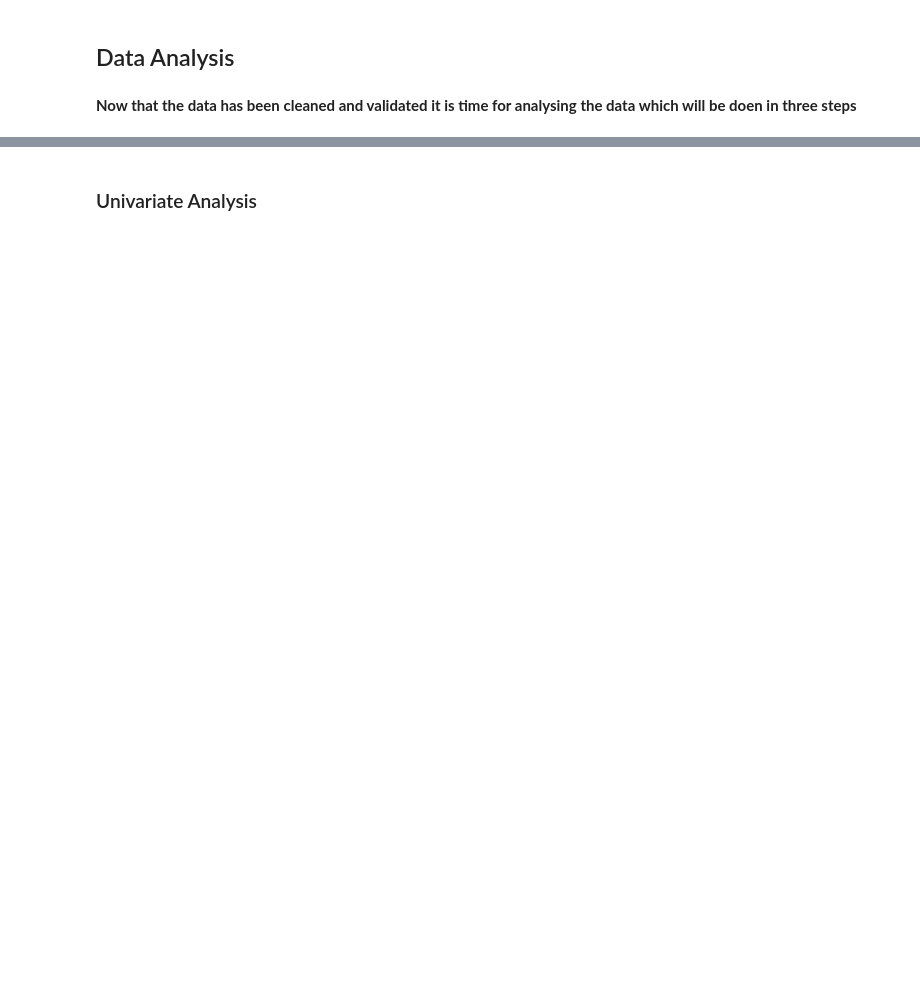
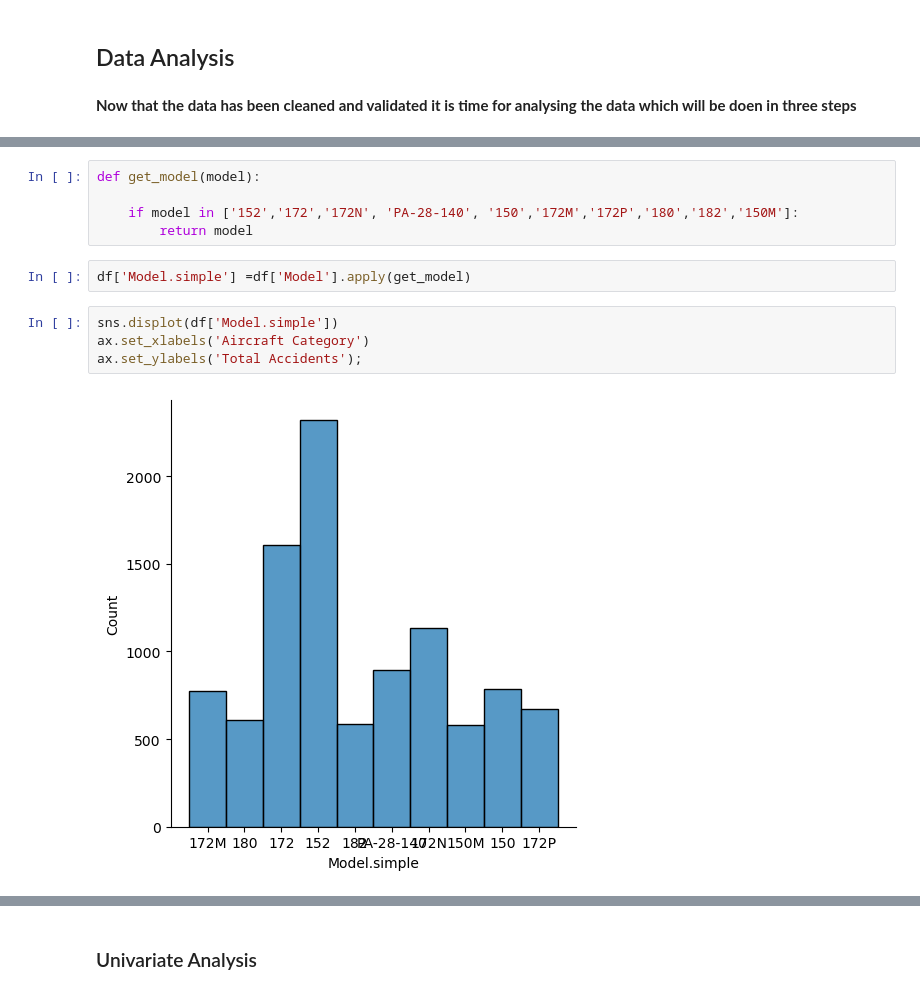
Before and after one commit to Churabros/Aviation-Accidents-Analysis, a Jupyter notebook: Index.ipynb, the cells around one changed output, grey strips where cells are left out. Cells and saved outputs as stored; diff of their text form; blank space fills up the shorter version.

```diff
--- a/Index.ipynb
+++ b/Index.ipynb
@@ -223,0 +340,13 @@ df.groupby('Aircraft.Category')['Total.Fatal.Injuries'].sum()
+# %%
+def get_model(model):
+
+    if model in ['152','172','172N', 'PA-28-140', '150','172M','172P','180','182','150M']:
+        return model
+# %%
+df['Model.simple'] =df['Model'].apply(get_model)
+# %%
+sns.displot(df['Model.simple'])
+ax.set_xlabels('Aircraft Category')
+ax.set_ylabels('Total Accidents');
+# %% [output]
+[figure, added]
```
Also changed, not shown: parts of 58 cells of this notebook, 1 other file.
